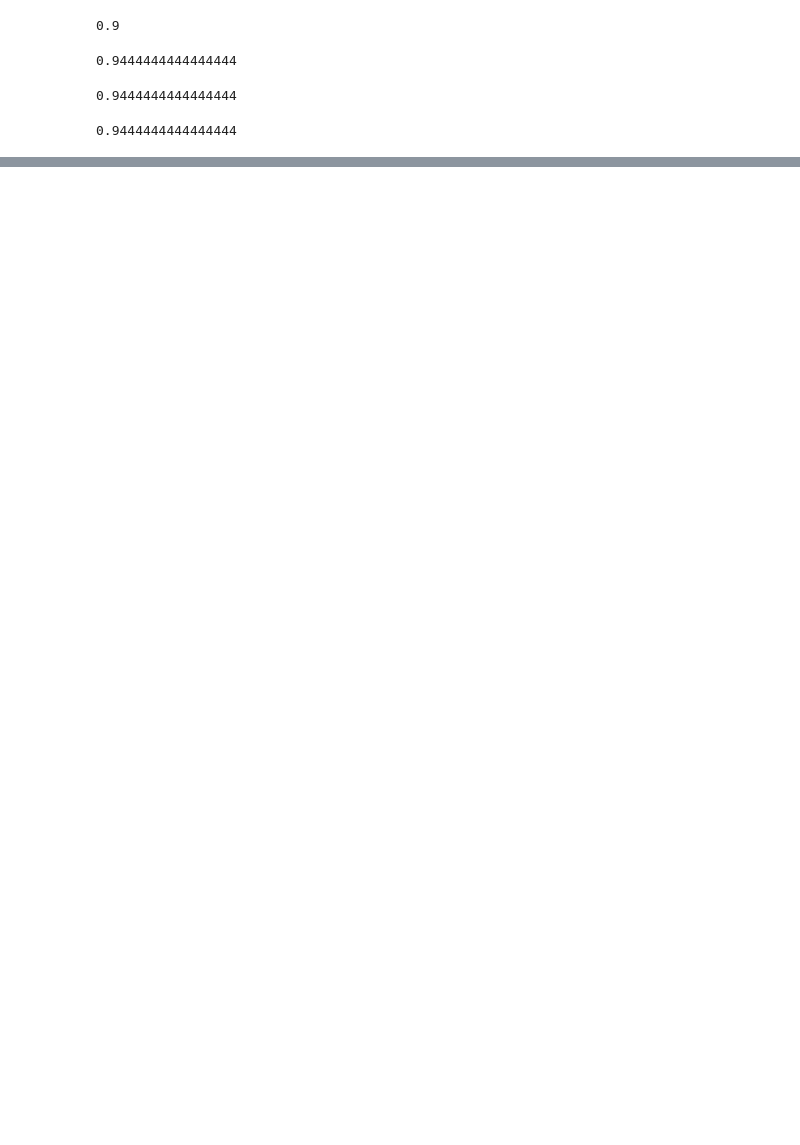
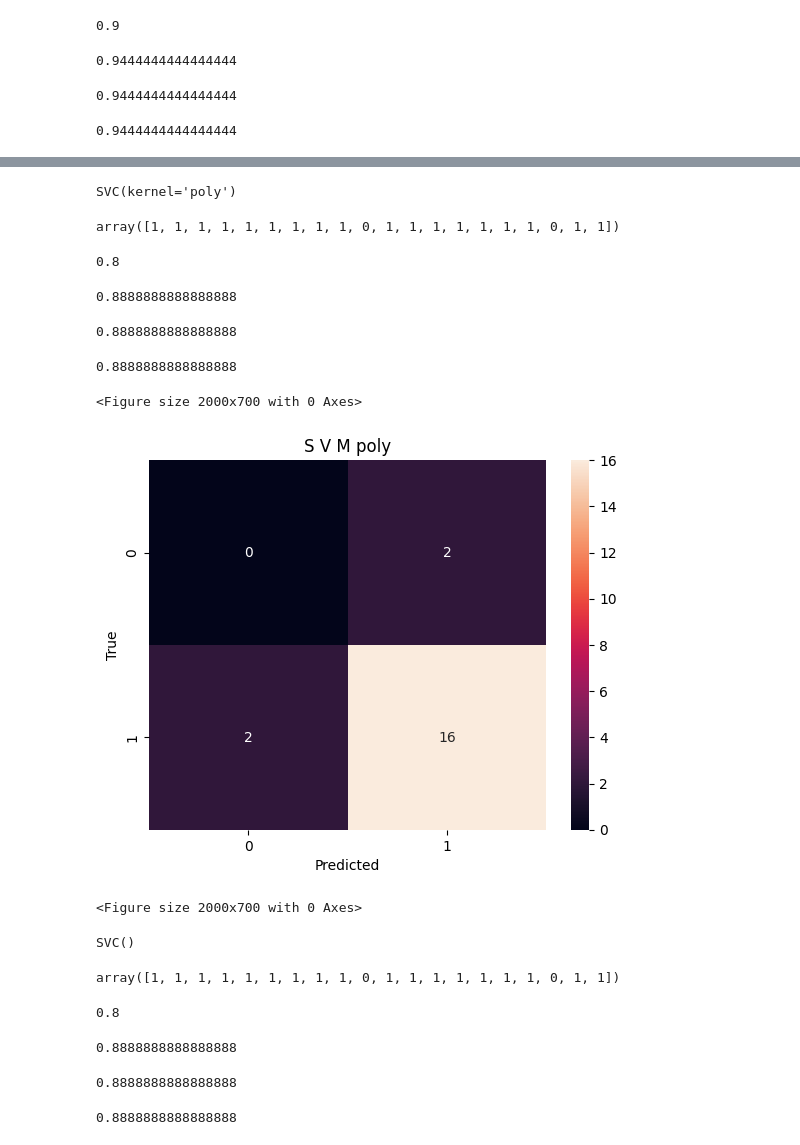
Before and after one commit to vipinv69/Parkinsons-Disease-Prediction, a Jupyter notebook: Parkinson_Prediction_Project_IPCS.ipynb, the cells around one changed output, grey strips where cells are left out. Saved outputs shown, nothing was run; the diff lists cells and outputs as text; code cells hidden in the pictures; blank space fills up the shorter version.

```diff
--- a/Parkinson_Prediction_Project_IPCS.ipynb
+++ b/Parkinson_Prediction_Project_IPCS.ipynb
@@ -378,0 +509,71 @@ nbg.fit(x_train,y_train)
+# %%
+svp=SVC(kernel='poly')
+svp.fit(x_train,y_train)
+# %% [output]
+SVC(kernel='poly')
+# %%
+svpp=svp.predict(x_test)
+svpp
+# %% [output]
+array([1, 1, 1, 1, 1, 1, 1, 1, 1, 0, 1, 1, 1, 1, 1, 1, 1, 0, 1, 1])
+# %%
+svps=svp.score(x_test,y_test)
+svps
+# %% [output]
+0.8
+# %%
+ps=precision_score(svpp,y_test)
+ps
+# %% [output]
+0.8888888888888888
+# %%
+re=recall_score(y_test,svpp)
+re
+# %% [output]
+0.8888888888888888
+# %%
+fs=f1_score(y_test,svpp)
+fs
+# %% [output]
+0.8888888888888888
+# %%
+cm=confusion_matrix(svpp,y_test)
+sn.heatmap(cm,annot=True)
+plt.title('S V M poly')
+plt.xlabel('Predicted')
+plt.ylabel('True')
+plt.figure(figsize=(20,7))
+# %% [output]
+<Figure size 2000x700 with 0 Axes>
+[figure, added]
+<Figure size 2000x700 with 0 Axes>
+# %%
+svr=SVC(kernel='rbf')
+svr.fit(x_train,y_train)
+# %% [output]
+SVC()
+# %%
+svrp=svr.predict(x_test)
+svrp
+# %% [output]
+array([1, 1, 1, 1, 1, 1, 1, 1, 1, 0, 1, 1, 1, 1, 1, 1, 1, 0, 1, 1])
+# %%
+svrs=svr.score(x_test,y_test)
+svrs
+# %% [output]
+0.8
+# %%
+ps=precision_score(svrp,y_test)
+ps
+# %% [output]
+0.8888888888888888
+# %%
+re=recall_score(y_test,svrp)
+re
+# %% [output]
+0.8888888888888888
+# %%
+fs=f1_score(y_test,svrp)
+fs
+# %% [output]
+0.8888888888888888
```
Also changed, not shown: parts of 40 cells of this notebook.
